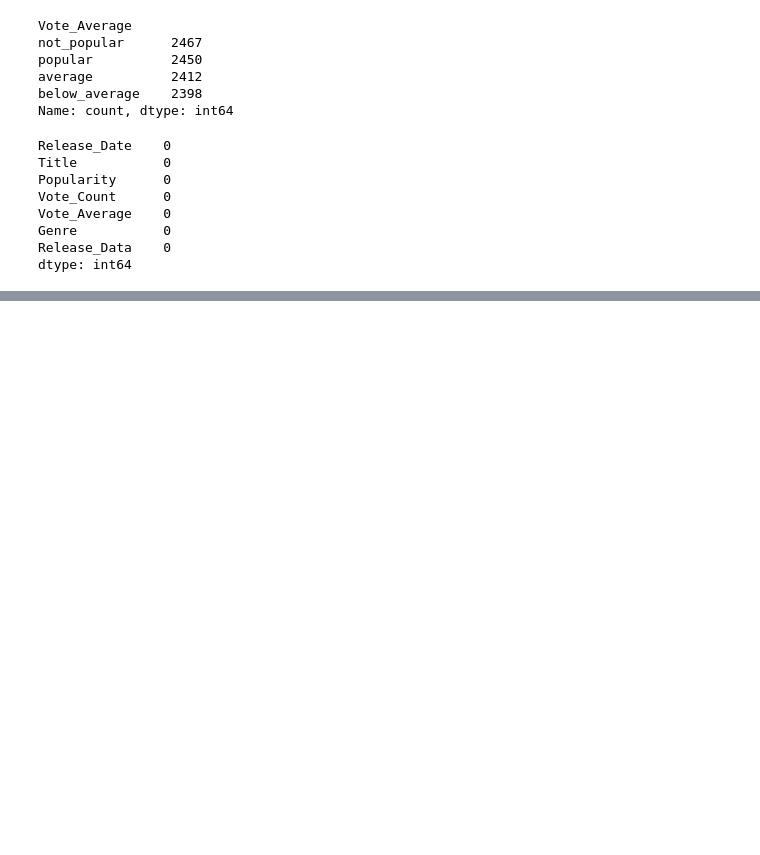
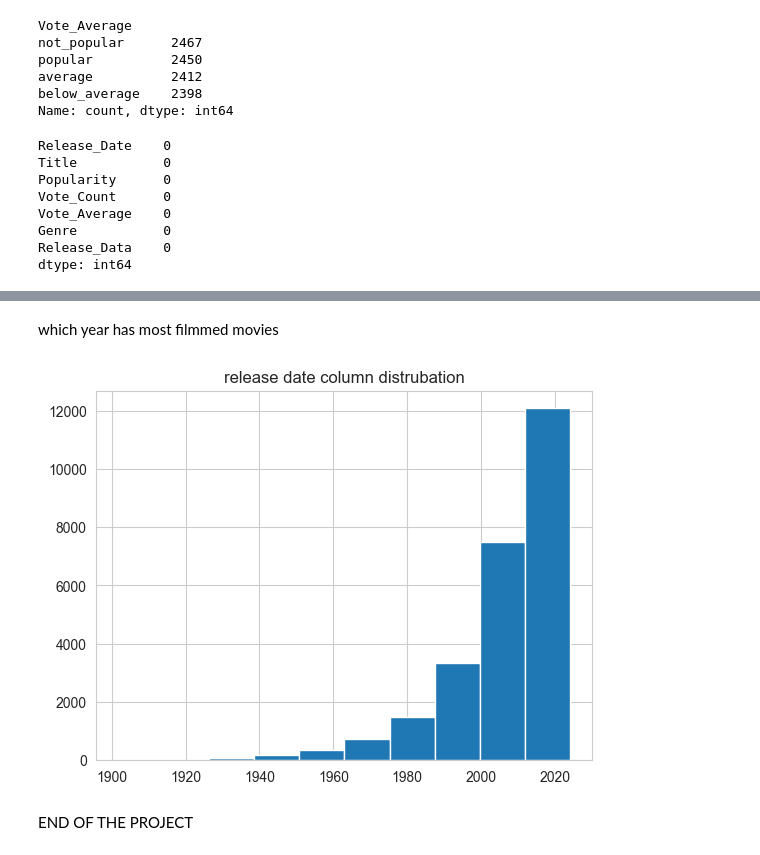
Before and after one commit to nNithinbabbu/Data-Analytics-Project-End-to-End, a Jupyter notebook: project.ipynb, the cells around one changed output, grey strips where cells are left out. Cells and saved outputs as stored; diff of their text form; code cells hidden in the pictures; blank space fills up the shorter version.

```diff
--- a/project.ipynb
+++ b/project.ipynb
@@ -151,0 +209,10 @@ df.head()
+# %% [markdown]
+which year has most filmmed movies
+# %%
+df['Release_Date'].hist()
+plt.title('release date column distrubation')
+plt.show()
+# %% [output]
+[figure, added]
+# %% [markdown]
+END OF THE PROJECT
```
Also changed, not shown: parts of 24 cells of this notebook.
